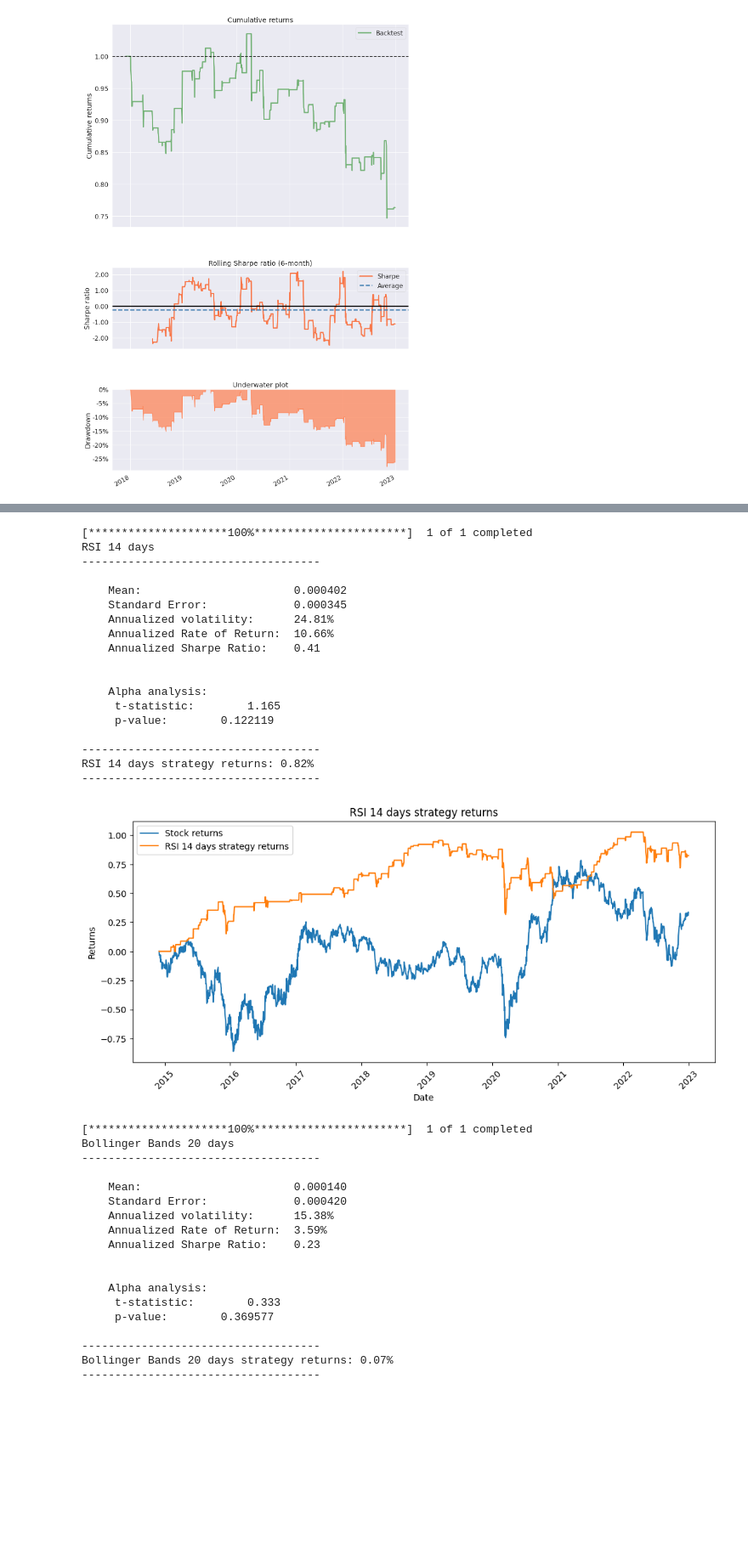
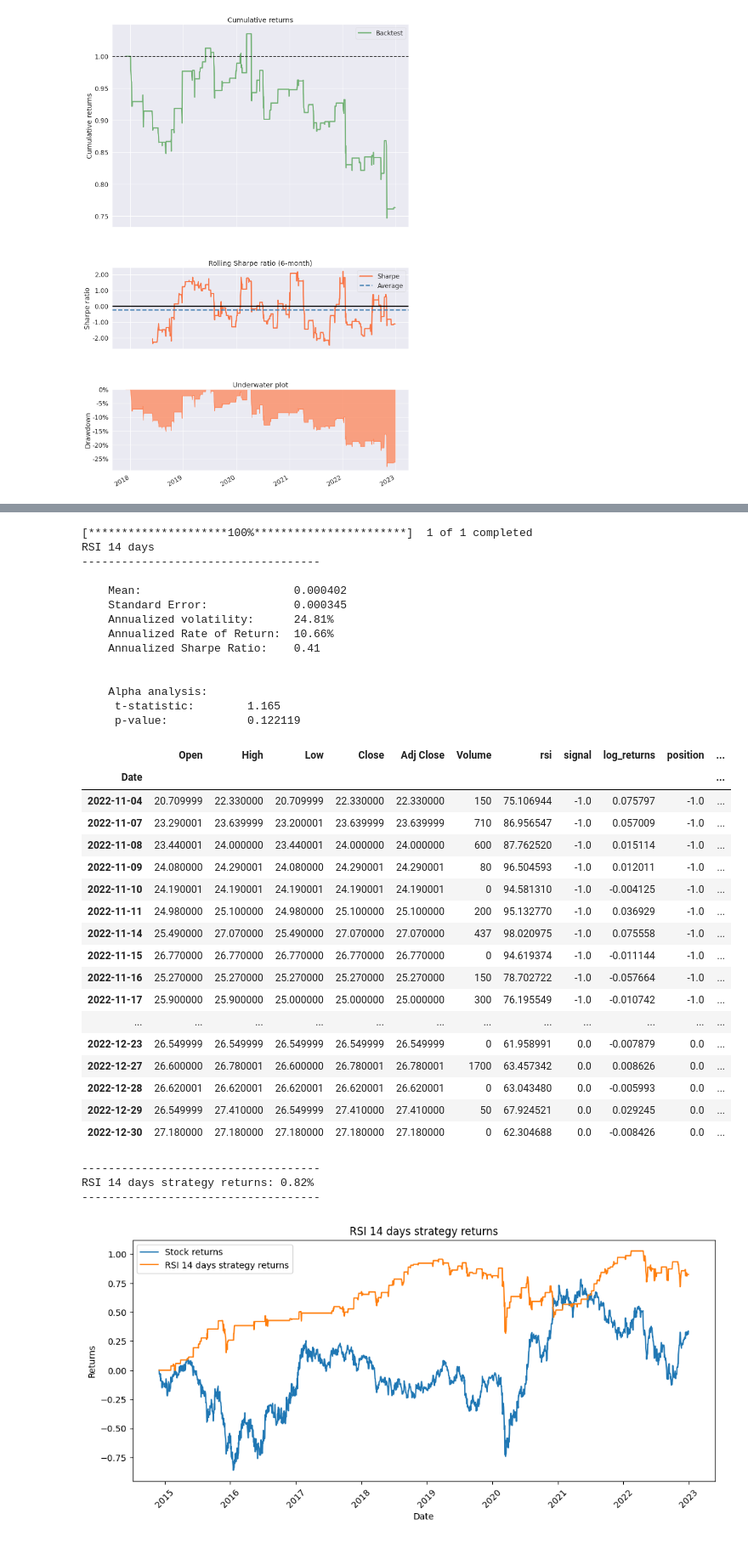
Before and after one commit to pkur3k/Mean-Reversion-Trading-Strategy, a Jupyter notebook: mean_reversion_strategy.ipynb, the cells around one changed output, grey strips where cells are left out. Shown at 85% size. Drawn from its saved outputs; the diff is of its cells as text; code cells hidden in the pictures; blank space fills up the shorter version.

```diff
--- a/mean_reversion_strategy.ipynb
+++ b/mean_reversion_strategy.ipynb
@@ -179,7 +177,7 @@ def backtest_strategy(data: pd.DataFrame):
 
     #calculate position and strategy returns, tarding the next day after signal
     data['log_returns'] = np.log(data['Adj Close']).diff()
-    data['position'] = data['signal'].ffill().fillna(0)
+    data['position'] = data['signal'].ffill()
     data['strategy_returns'] = data['position'].shift(1) * data['log_returns']
 
     return data
@@ -472,7 +490,6 @@ def create_bb_signal(data: pd.DataFrame):
     data['signal'] = np.where(data['Adj Close'] < data['lower_bollinger'], 1, data['signal'])
     #zero signal
     data['signal'] = np.where((data['Adj Close'] < data['upper_bollinger']) & (data['Adj Close'] > data['lower_bollinger']), 0, data['signal'])
-    data['signal'] = data['signal'].fillna(0)
 
     return data
 
@@ -484,7 +501,6 @@ def create_rsi_signal(data: pd.DataFrame):
     data['signal'] = np.where(data['rsi'] < 30, 1, data['signal'])
     #zero signal
     data['signal'] = np.where((data['rsi'] > 30) & (data['rsi'] < 70), 0, data['signal'])
-    data['signal'] = data['signal'].fillna(0)
 
     return data
 
@@ -494,7 +510,6 @@ def create_ema_signal(data: pd.DataFrame):
     data['signal'] = np.where(data['ema_short'] < data['ema_long'], -1, np.nan)
     #long signal
     data['signal'] = np.where(data['ema_short'] > data['ema_long'], 1, data['signal'])
-    data['signal'] = data['signal'].fillna(0)
 
     return data
 
@@ -504,7 +519,7 @@ def backtesting_framework(strategy_name: str, indicator_function: callable, sign
     data_signal = signal_function(data_indicator)
     data_strategy = backtest_strategy(data_signal).fillna(0)
     analyse_alpha(data_strategy, strategy_name)
-
+    display(strategy_name.tail(40))
     print('------------------------------------')
     print(strategy_name+" strategy returns: {:.2f}%".format(data_strategy['strategy_returns'].cumsum()[-1]))
     print('------------------------------------')
@@ -513,54 +528,53 @@ def backtesting_framework(strategy_name: str, indicator_function: callable, sign
     plt.plot(data_strategy.index, data_strategy['log_returns'].cumsum(), label = 'Stock returns')
     plt.plot(data_strategy.index, data_strategy['strategy_returns'].cumsum(), label = strategy_name +' strategy returns')
     plt.title(strategy_name+' strategy returns')
     plt.xlabel('Date')
     plt.ylabel('Returns')
     plt.xticks(rotation=45)
     plt.legend()
     plt.show()
 
 
 #backtest Mean-reversion strategy based on the Relative Strength Index indicator
 backtesting_framework('RSI 14 days', create_rsi_indicator, create_rsi_signal, 'KGHA.F', '2014-12-01', '2022-12-31', loopback=14)
 #backtest Mean-reversion strategy bassed on the Bollinger Bands indicator
 backtesting_framework('Bollinger Bands 20 days', create_bb_indicator, create_bb_signal, 'KGHA.F', '2020-12-01', '2022-12-31', loopback=20)
 #backtest Trend-following strategy based on Exponential Moving Average indicator
 backtesting_framework('EMA Crossover 50, 200', create_ema_indicator, create_ema_signal, 'KGHA.F', '2014-12-01', '2022-12-31', short_term=50, long_term=200)
 # %% [output]
 [*********************100%***********************]  1 of 1 completed
 RSI 14 days
 ------------------------------------
 
     Mean:                       0.000402
     Standard Error:             0.000345
     Annualized volatility:      24.81%
     Annualized Rate of Return:  10.66%
     Annualized Sharpe Ratio:    0.41
 
 
     Alpha analysis:
      t-statistic:        1.165
-     p-value:        0.122119
-
-------------------------------------
-RSI 14 days strategy returns: 0.82%
-------------------------------------
+     p-value:            0.122119
+|  | Open | High | Low | Close | Adj Close | Volume | rsi | signal | log_returns | position | ... |
+| Date |  |  |  |  |  |  |  |  |  |  | ... |
+| 2022-11-04 | 20.709999 | 22.330000 | 20.709999 | 22.330000 | 22.330000 | 150 | 75.106944 | -1.0 | 0.075797 | -1.0 | ... |
+| 2022-11-07 | 23.290001 | 23.639999 | 23.200001 | 23.639999 | 23.639999 | 710 | 86.956547 | -1.0 | 0.057009 | -1.0 | ... |
+| 2022-11-08 | 23.440001 | 24.000000 | 23.440001 | 24.000000 | 24.000000 | 600 | 87.762520 | -1.0 | 0.015114 | -1.0 | ... |
+| 2022-11-09 | 24.080000 | 24.290001 | 24.080000 | 24.290001 | 24.290001 | 80 | 96.504593 | -1.0 | 0.012011 | -1.0 | ... |
+| 2022-11-10 | 24.190001 | 24.190001 | 24.190001 | 24.190001 | 24.190001 | 0 | 94.581310 | -1.0 | -0.004125 | -1.0 | ... |
+| 2022-11-11 | 24.980000 | 25.100000 | 24.980000 | 25.100000 | 25.100000 | 200 | 95.132770 | -1.0 | 0.036929 | -1.0 | ... |
+| 2022-11-14 | 25.490000 | 27.070000 | 25.490000 | 27.070000 | 27.070000 | 437 | 98.020975 | -1.0 | 0.075558 | -1.0 | ... |
+| 2022-11-15 | 26.770000 | 26.770000 | 26.770000 | 26.770000 | 26.770000 | 0 | 94.619374 | -1.0 | -0.011144 | -1.0 | ... |
+| 2022-11-16 | 25.270000 | 25.270000 | 25.270000 | 25.270000 | 25.270000 | 150 | 78.702722 | -1.0 | -0.057664 | -1.0 | ... |
+| 2022-11-17 | 25.900000 | 25.900000 | 25.000000 | 25.000000 | 25.000000 | 300 | 76.195549 | -1.0 | -0.010742 | -1.0 | ... |
+| ... | ... | ... | ... | ... | ... | ... | ... | ... | ... | ... | ... |
+| 2022-12-23 | 26.549999 | 26.549999 | 26.549999 | 26.549999 | 26.549999 | 0 | 61.958991 | 0.0 | -0.007879 | 0.0 | ... |
+| 2022-12-27 | 26.600000 | 26.780001 | 26.600000 | 26.780001 | 26.780001 | 1700 | 63.457342 | 0.0 | 0.008626 | 0.0 | ... |
+| 2022-12-28 | 26.620001 | 26.620001 | 26.620001 | 26.620001 | 26.620001 | 0 | 63.043480 | 0.0 | -0.005993 | 0.0 | ... |
+| 2022-12-29 | 26.549999 | 27.410000 | 26.549999 | 27.410000 | 27.410000 | 50 | 67.924521 | 0.0 | 0.029245 | 0.0 | ... |
+| 2022-12-30 | 27.180000 | 27.180000 | 27.180000 | 27.180000 | 27.180000 | 0 | 62.304688 | 0.0 | -0.008426 | 0.0 | ... |
+------------------------------------
+RSI 14 days strategy returns: 0.82%
+------------------------------------
 [figure]
-[*********************100%***********************]  1 of 1 completed
-Bollinger Bands 20 days
-------------------------------------
-
-    Mean:                       0.000140
-    Standard Error:             0.000420
-    Annualized volatility:      15.38%
-    Annualized Rate of Return:  3.59%
-    Annualized Sharpe Ratio:    0.23
-
-
-    Alpha analysis:
-     t-statistic:        0.333
-     p-value:        0.369577
-
-------------------------------------
-Bollinger Bands 20 days strategy returns: 0.07%
-------------------------------------
```
Also changed, not shown: parts of 4 cells of this notebook.
